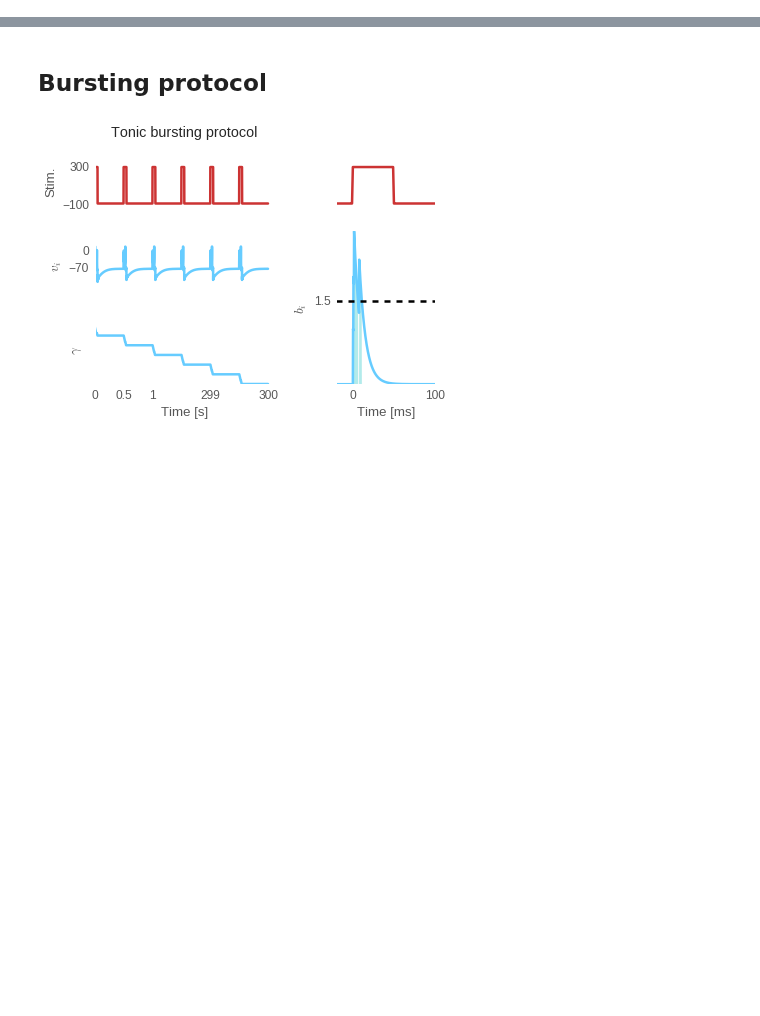
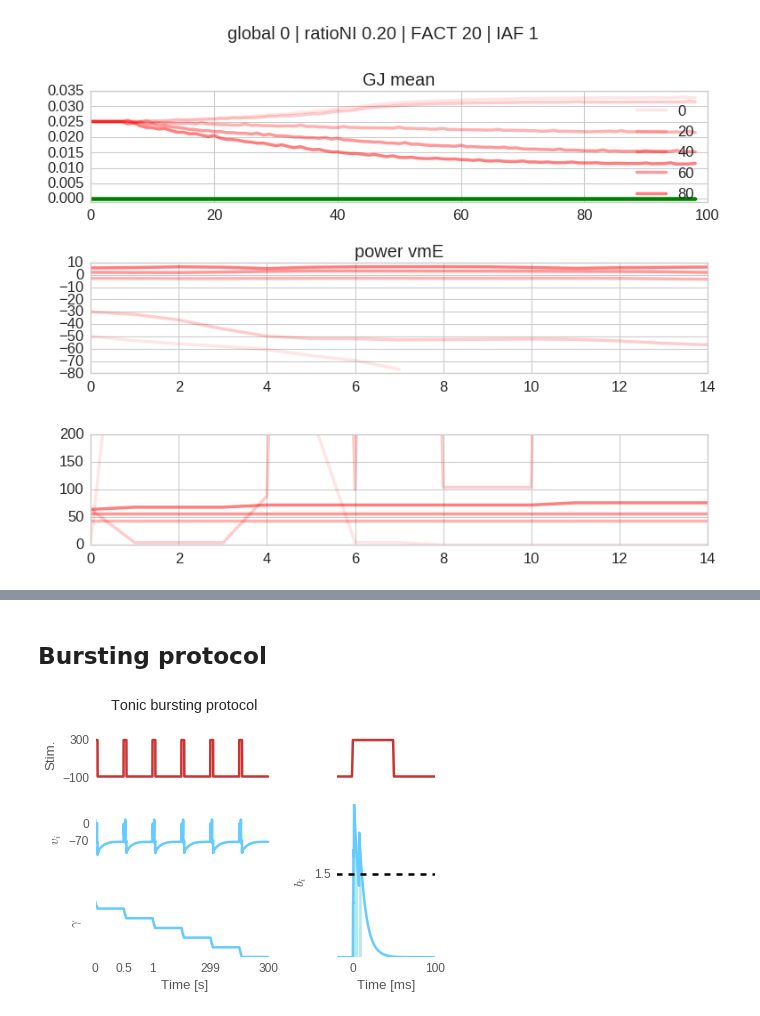
Before and after one commit to gpernelle/cortex, a Jupyter notebook: notebooks/paperSync-figure2.ipynb, the cells around one changed output, grey strips where cells are left out. Drawn from its saved outputs; the diff is of its cells as text; code cells hidden in the pictures; blank space fills up the shorter version.

```diff
--- a/notebooks/paperSync-figure2.ipynb
+++ b/notebooks/paperSync-figure2.ipynb
@@ -126,3 +74,87 @@ plt.plot(np.mean(np.array(gpu.lowsp).reshape(T,N).transpose(), axis=0))
+# %%
+def genPath(path, g,N,T, nu,ratio, WEE, WEI, WIE, WII, FACT, rNI, k, IAF, inE):
+    fpath = path + '-tauv-15_g-%d_N-%d_T-%d_nu-%d_ratio-%.2f_WEE-%d_WEI-%d_WIE-%d_WII-%d_FACT-%d_rNI-%.2f_k-%d_IAF-%d_inE-%d'%(g,N,T,
+                                                                                                                            nu,ratio,
+                                                                                                                            WEE, WEI, WIE, WII,
+                                                                                                                            FACT, rNI, k, IAF, inE)
+#     if os.path.isfile(fpath):
+#         print("exist")
+    return fpath
+
+
+g = 5
+gR=[]
+ratio = 8
+rNI=0.2
+gGap=0
+fast = 0
+IAF = 1
+if fast:
+    N=1000
+    T=10000
+else:
+    N=1000
+    T=10000
+FACT = 20
+WEE = 1000
+WEI = 1000
+WII = -1000
+WIE = -3000
+kmult = 4
+inE = 100
+
+path = '../data/GetGammaSteadyState/GetSteadyState250mean'
+c=['red', 'blue', 'black']
+f(8,6)
+ax = plt.subplot(311)
+for nu in np.arange(0,100,20):
+    for k,g in enumerate([5]):
+        filepath = genPath(path, g,N,T, nu,ratio, WEE, WEI, WIE, WII, FACT, rNI, kmult, IAF, inE)
+        try:
+            a = np.load(filepath)
+            ax.plot(a['gamma'][:-2], c=c[k],alpha=(nu+20)/200, label=nu)
+            ax.legend()
+            gR.append(a['gamma'])
+        except:
+            print('can\'t open %s'%filepath)
+    ax.plot(a['gamma'][:-2]*0, c='g')
+    ax.set_ylim([-0.001,None])
+    ax.set_title('GJ mean')
+
+
+# f(8,3)
+ax = plt.subplot(312)
+ax2 = plt.subplot(313)
+nb = 30
+l = 5000
+for nu in np.arange(0,100,20):
+    for k,g in enumerate([5]):
+        filepath = genPath(path, g,N,T, nu,ratio, WEE, WEI, WIE, WII, FACT, rNI, kmult, IAF, inE)
+        try:
+            a = np.load(filepath)['vvmE']
+
+            L = len(a)
+            step = L/nb
+            p=[]
+            freq=[]
+            for i in range(nb-1):
+                s = i*step
+                e = i*step + l
+                if e<L:
+                    p.append(fourier(a[s:e])[1])
+                    freq.append(fourier(a[s:e])[0])
+            ax.plot(p, c=c[k],alpha=(nu+20)/200)
+            ax2.plot(freq, c=c[k],alpha=(nu+20)/200)
+            ax2.set_ylim([0,200])
+        except:
+            print('can\'t open %s'%filepath)
+    ax.set_title('power vmE')
+
+plt.suptitle('global %d | ratioNI %.2f | FACT %d | IAF %d'%(gGap,rNI,FACT, IAF ),y=1.05)
+plt.tight_layout()
+plt.savefig(DIRECTORY + 'weight_evol-tauv-15_g-%d_N-%d_T-%d_ratio-%.2f_WEE-%d_WEI-%d_WIE-%d_WII-%d_FACT-%d_rNI-%.2f_k-%d_IAF-%d_inE-%d.pdf'%(g,N,T,ratio, WEE, WEI, WIE, WII, FACT, rNI, kmult, IAF, inE), bbox_inches='tight')
+# %% [output]
+[figure, added]
 # %%
 df = pd.DataFrame(columns=('nu', 'g', 'T', 'N', 'f', 'p', 'burst', 'spike', 'ratio'
                           ) )
```
Also changed, not shown: parts of 16 cells of this notebook, 14 other files.
